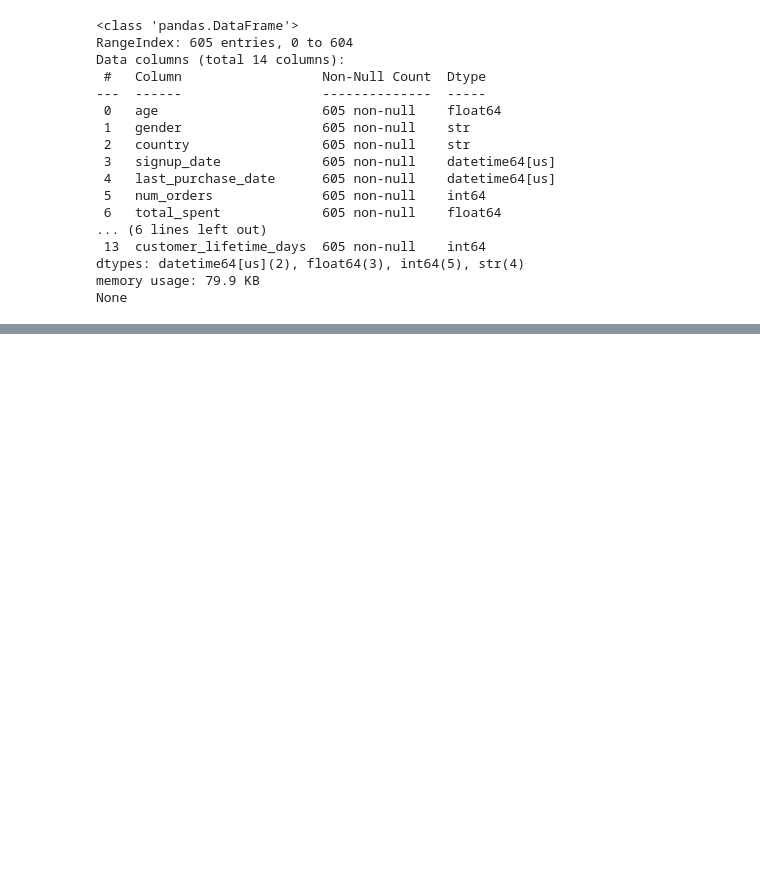
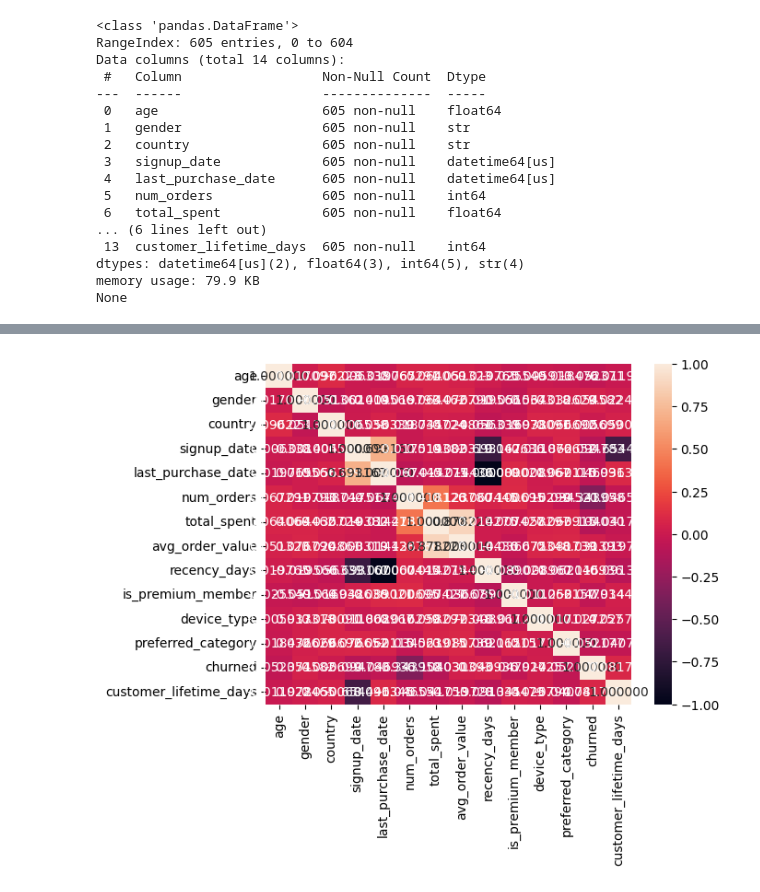
Before and after one commit to snehakumari0990/Predictive_Analysis, a Jupyter notebook: ecommerce.ipynb, the cells around one changed output, grey strips where cells are left out. Saved outputs shown, nothing was run; the diff lists cells and outputs as text; code cells hidden in the pictures; blank space fills up the shorter version.

```diff
--- a/ecommerce.ipynb
+++ b/ecommerce.ipynb
@@ -328,0 +349,5 @@ df[num_features] = scaler.fit_transform(df[num_features])
+# %%
+#min max
+scaler = MinMaxScaler()
+num_features = ['age','num_orders','total_spent','avg_order_value','recency_days','customer_lifetime_days']
+df[num_features] = scaler.fit_transform(df[num_features])
@@ -328,0 +383,8 @@ df[num_features] = scaler.fit_transform(df[num_features])
+# %%
+#cor and heatmap
+corr = df.corr()
+sns.heatmap(corr,annot=True,fmt='2f')
+plt.show()
+df.to_csv("ecommerce_customers_unit1 (1).csv",index=False)
+# %% [output]
+[figure, added]
```
Also changed, not shown: parts of 4 cells of this notebook, 1 other file.
